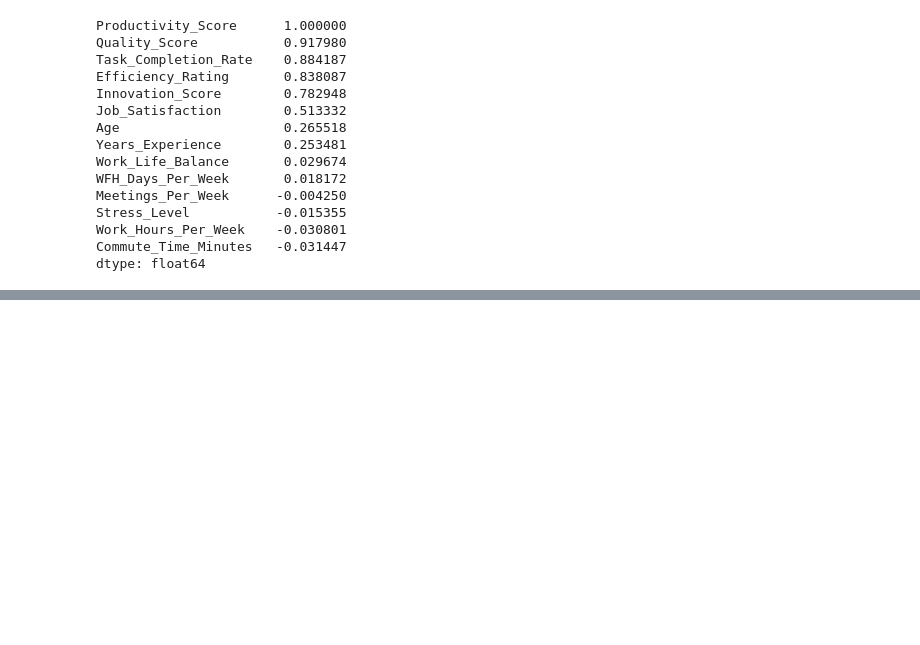
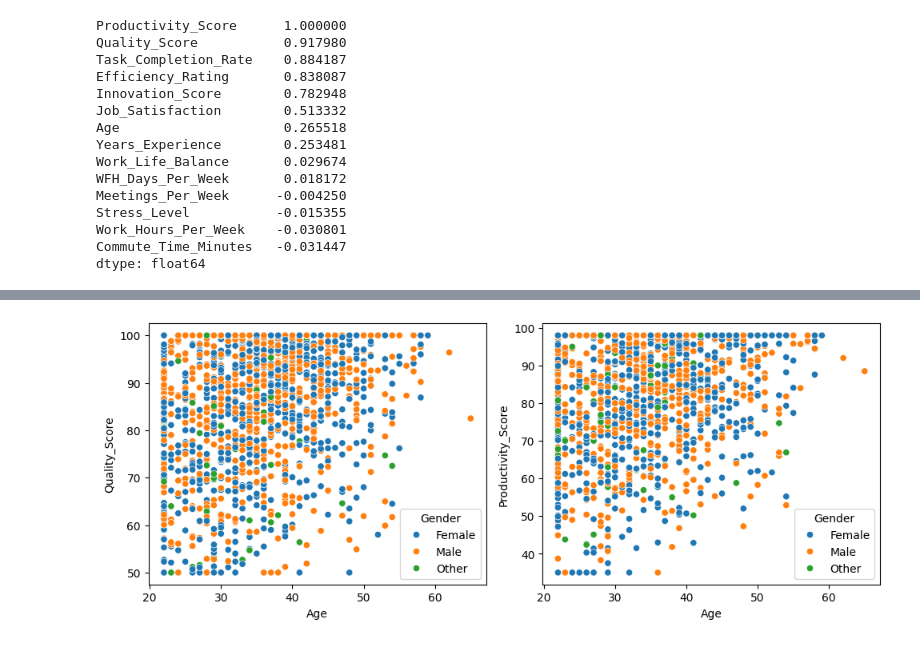
Before and after one commit to sarmuh/Remote-Work-Productivity-ML, a Jupyter notebook: notebooks/data_info.ipynb, the cells around one changed output, grey strips where cells are left out. Cells and saved outputs as stored; diff of their text form; code cells hidden in the pictures; blank space fills up the shorter version.

Commit message:
Data info, analysis, visualization, and preprocessing

```diff
--- a/notebooks/data_info.ipynb
+++ b/notebooks/data_info.ipynb
@@ -142,0 +159,11 @@ dtype: float64
+# %%
+fig,ax = plt.subplots(1,2,figsize=(10,4))
+
+sns.scatterplot(ax=ax[0],data=df,x='Age',y='Quality_Score',hue='Gender')
+
+sns.scatterplot(ax=ax[1],data=df,x='Age',y='Productivity_Score',hue='Gender')
+
+plt.tight_layout()
+plt.show()
+# %% [output]
+[figure, added]
```
Also changed, not shown: parts of 21 cells of this notebook, 2 other files.
